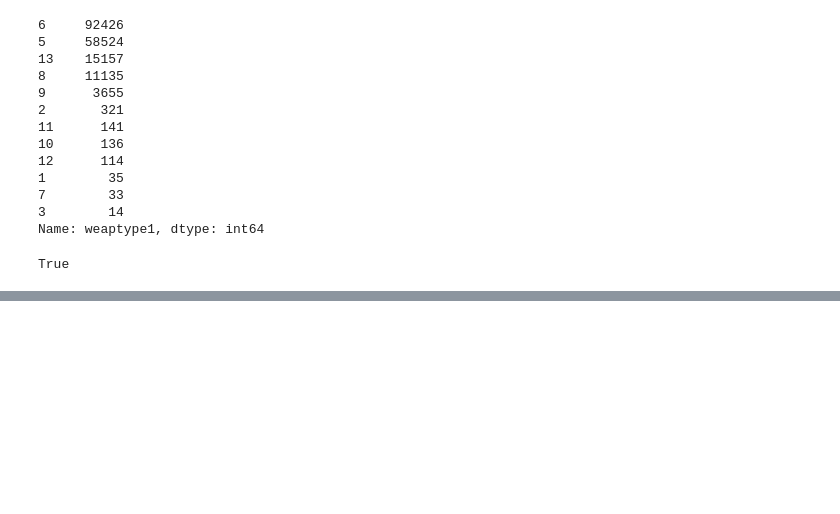
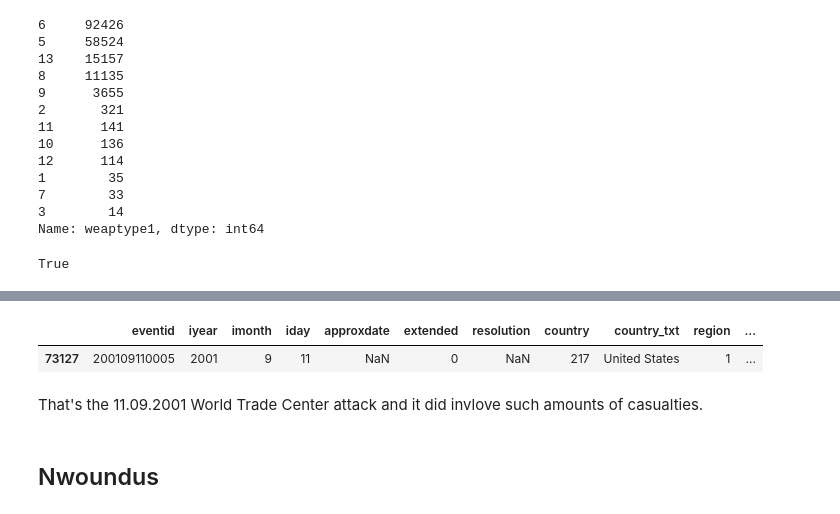
Before and after one commit to Achaad/data-mining-terrorism, a Jupyter notebook: Terrorism project.ipynb, the cells around one changed output, grey strips where cells are left out. Cells and saved outputs as stored; diff of their text form; code cells hidden in the pictures; blank space fills up the shorter version.

```diff
--- a/Terrorism project.ipynb
+++ b/Terrorism project.ipynb
@@ -546,0 +774,10 @@ True
+# %%
+# Finds the info about the incident involving 8191 wounded persons
+copy_1[copy_1.nwound == 8191]
+# %% [output]
+|  | eventid | iyear | imonth | iday | approxdate | extended | resolution | country | country_txt | region | ... |
+| 73127 | 200109110005 | 2001 | 9 | 11 | NaN | 0 | NaN | 217 | United States | 1 | ... |
+# %% [markdown]
+That's the 11.09.2001 World Trade Center attack and it did invlove such amounts of casualties.
+# %% [markdown]
+## Nwoundus
```
Also changed, not shown: parts of 114 cells of this notebook.
